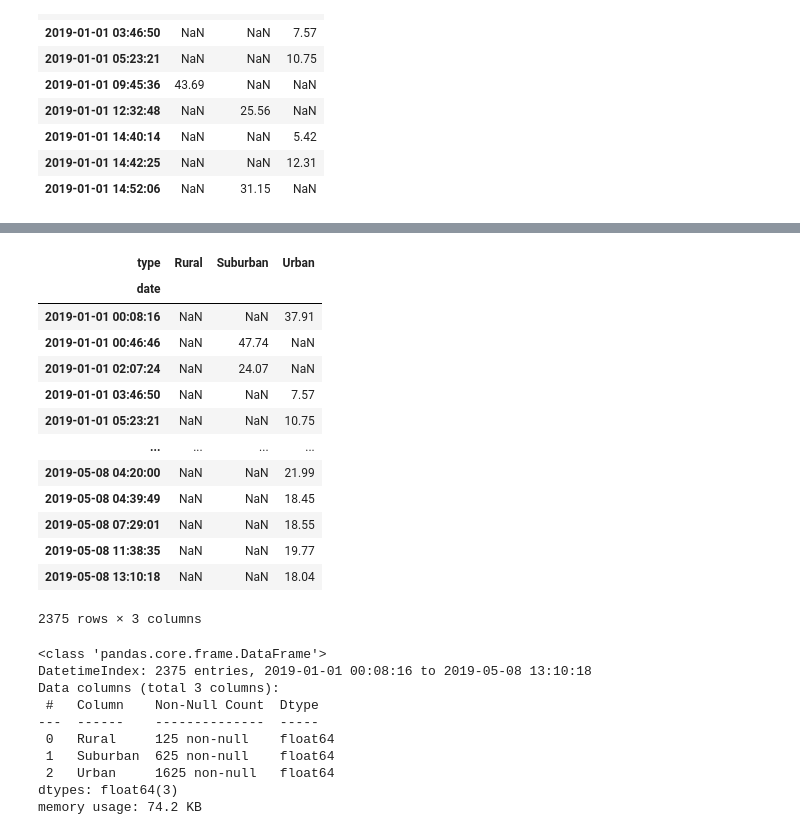
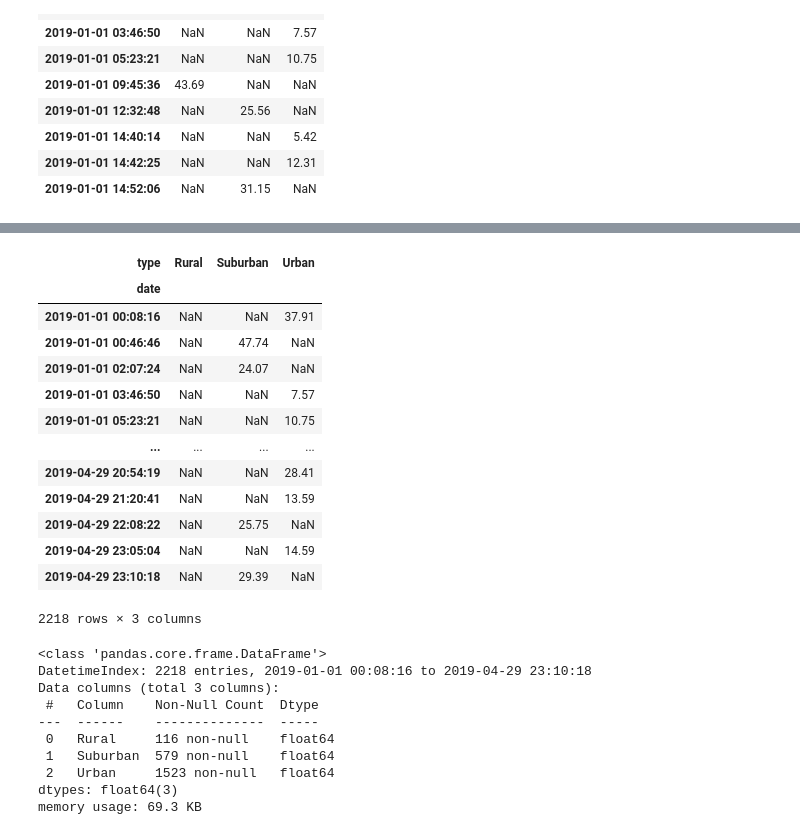
Before and after one commit to Poonsri14/PyBer_Analysis, a Jupyter notebook: PyBer_Challenge.ipynb, the cells around one changed output, grey strips where cells are left out. Cells and saved outputs as stored; diff of their text form; code cells hidden in the pictures.

```diff
--- a/PyBer_Challenge.ipynb
+++ b/PyBer_Challenge.ipynb
@@ -193,4 +193,4 @@ new_pyber_data_pivot.head(10)
 # %%
 # 5. Create a new DataFrame from the pivot table DataFrame using loc on the given dates, '2019-01-01':'2019-04-29'.
 
-new_pyber_data_pivot.loc['2019-01-01':'2019-04-29']
+pyber_data_jan_apr = new_pyber_data_pivot.loc['2019-01-01':'2019-04-29']
@@ -212,36 +197,36 @@ new_pyber_data_pivot.loc['2019-01-01':'2019-04-29']
 # %%
 # 6. Set the "date" index to datetime datatype. This is necessary to use the resample() method in Step 8.
 # df.index = pd.to_datetime(df.index)
-new_pyber_data_pivot.index = pd.to_datetime(new_pyber_data_pivot.index)
-new_pyber_data_pivot
+pyber_data_jan_apr.index = pd.to_datetime(pyber_data_jan_apr.index)
+pyber_data_jan_apr
 # %% [output]
 | type | Rural | Suburban | Urban |
 | date |  |  |  |
 | 2019-01-01 00:08:16 | NaN | NaN | 37.91 |
 | 2019-01-01 00:46:46 | NaN | 47.74 | NaN |
 | 2019-01-01 02:07:24 | NaN | 24.07 | NaN |
 | 2019-01-01 03:46:50 | NaN | NaN | 7.57 |
 | 2019-01-01 05:23:21 | NaN | NaN | 10.75 |
 | ... | ... | ... | ... |
-| 2019-05-08 04:20:00 | NaN | NaN | 21.99 |
-| 2019-05-08 04:39:49 | NaN | NaN | 18.45 |
-| 2019-05-08 07:29:01 | NaN | NaN | 18.55 |
-| 2019-05-08 11:38:35 | NaN | NaN | 19.77 |
-| 2019-05-08 13:10:18 | NaN | NaN | 18.04 |
+| 2019-04-29 20:54:19 | NaN | NaN | 28.41 |
+| 2019-04-29 21:20:41 | NaN | NaN | 13.59 |
+| 2019-04-29 22:08:22 | NaN | 25.75 | NaN |
+| 2019-04-29 23:05:04 | NaN | NaN | 14.59 |
+| 2019-04-29 23:10:18 | NaN | 29.39 | NaN |
-2375 rows × 3 columns
+2218 rows × 3 columns
 # %%
 # 7. Check that the datatype for the index is datetime using df.info()
-new_pyber_data_pivot.info()
+pyber_data_jan_apr.info()
 # %% [output]
 <class 'pandas.core.frame.DataFrame'>
-DatetimeIndex: 2375 entries, 2019-01-01 00:08:16 to 2019-05-08 13:10:18
+DatetimeIndex: 2218 entries, 2019-01-01 00:08:16 to 2019-04-29 23:10:18
 Data columns (total 3 columns):
  #   Column    Non-Null Count  Dtype
 ---  ------    --------------  -----
- 0   Rural     125 non-null    float64
- 1   Suburban  625 non-null    float64
- 2   Urban     1625 non-null   float64
+ 0   Rural     116 non-null    float64
+ 1   Suburban  579 non-null    float64
+ 2   Urban     1523 non-null   float64
 dtypes: float64(3)
-memory usage: 74.2 KB
+memory usage: 69.3 KB
 # %%
 # 8. Create a new DataFrame using the "resample()" function by week 'W' and get the sum of the fares for each week.
```
Also changed, not shown: parts of 3 cells of this notebook, 3 other files.
